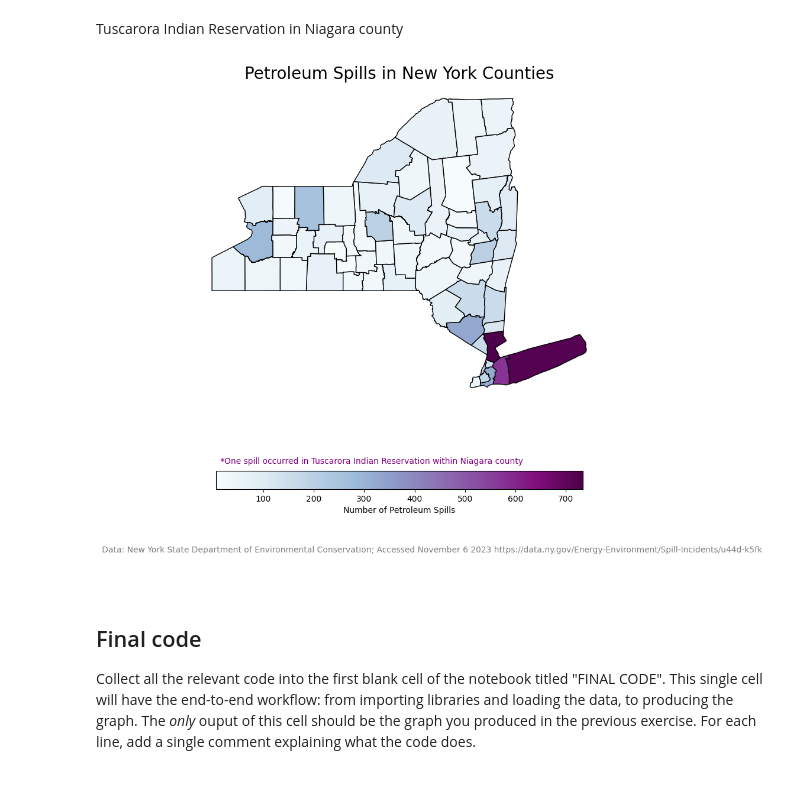
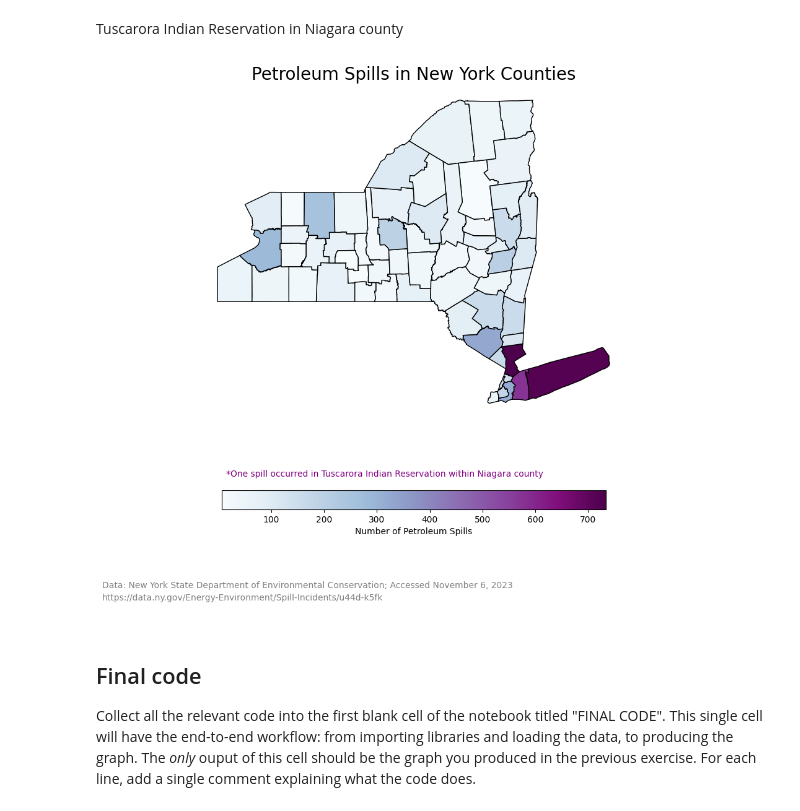
Before and after one commit to shmuir/eds-220-assignment-3, a Jupyter notebook: hwk3-task1-spills.ipynb, the cells around one changed output. Drawn from its saved outputs; the diff is of its cells as text; code cells hidden in the pictures; blank space fills up the shorter version.

```diff
--- a/hwk3-task1-spills.ipynb
+++ b/hwk3-task1-spills.ipynb
@@ -467,36 +523,42 @@ Tuscarora Indian Reservation in Niagara county
 # %%
 fig, ax = plt.subplots(figsize=(10, 10))
 
 ax.axis('off')
 
 ny_counties.plot(ax=ax,
                       column='n_spills',
                        cmap='BuPu',
                        legend=True,
                        edgecolor='black',
                        legend_kwds={'shrink':.8,
                                     'label': 'Number of Petroleum Spills',
                                     'orientation': 'horizontal'
                                     })
 
 ax.annotate("*One spill occurred in Tuscarora Indian Reservation within Niagara county",
-            xy=(.21, .2), # position
+            xy=(.21, .23), # position
             xycoords = 'figure fraction',
             fontsize=10,
             color='purple')
 
-ax.annotate("Data: New York State Department of Environmental Conservation; Accessed November 6 2023 https://data.ny.gov/Energy-Environment/Spill-Incidents/u44d-k5fk",
+ax.annotate("Data: New York State Department of Environmental Conservation; Accessed November 6, 2023",
             xy=(.01, .05), # position
+            xycoords = 'figure fraction',
+            fontsize=10,
+            color='grey')
+
+ax.annotate("https://data.ny.gov/Energy-Environment/Spill-Incidents/u44d-k5fk",
+            xy=(.01, .03), # position
             xycoords = 'figure fraction',
             fontsize=10,
             color='grey')
 
 ax.set_title('Petroleum Spills in New York Counties',  fontsize=20)
 
 
 plt.show()
 # %% [output]
-[figure, old version]
+[figure, new version]
 # %% [markdown]
 ## Final code
 
```
Also changed, not shown: parts of 8 cells of this notebook.
